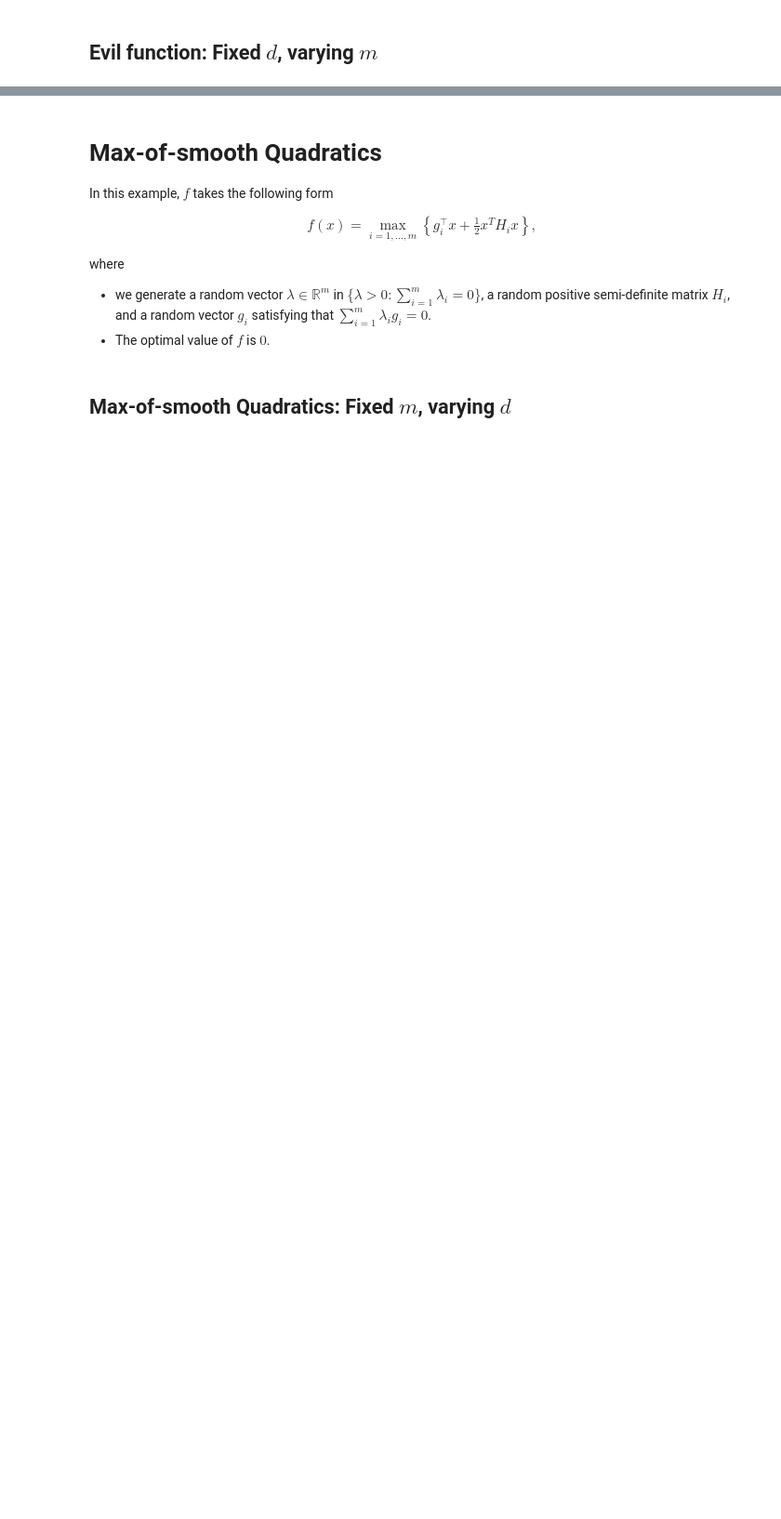
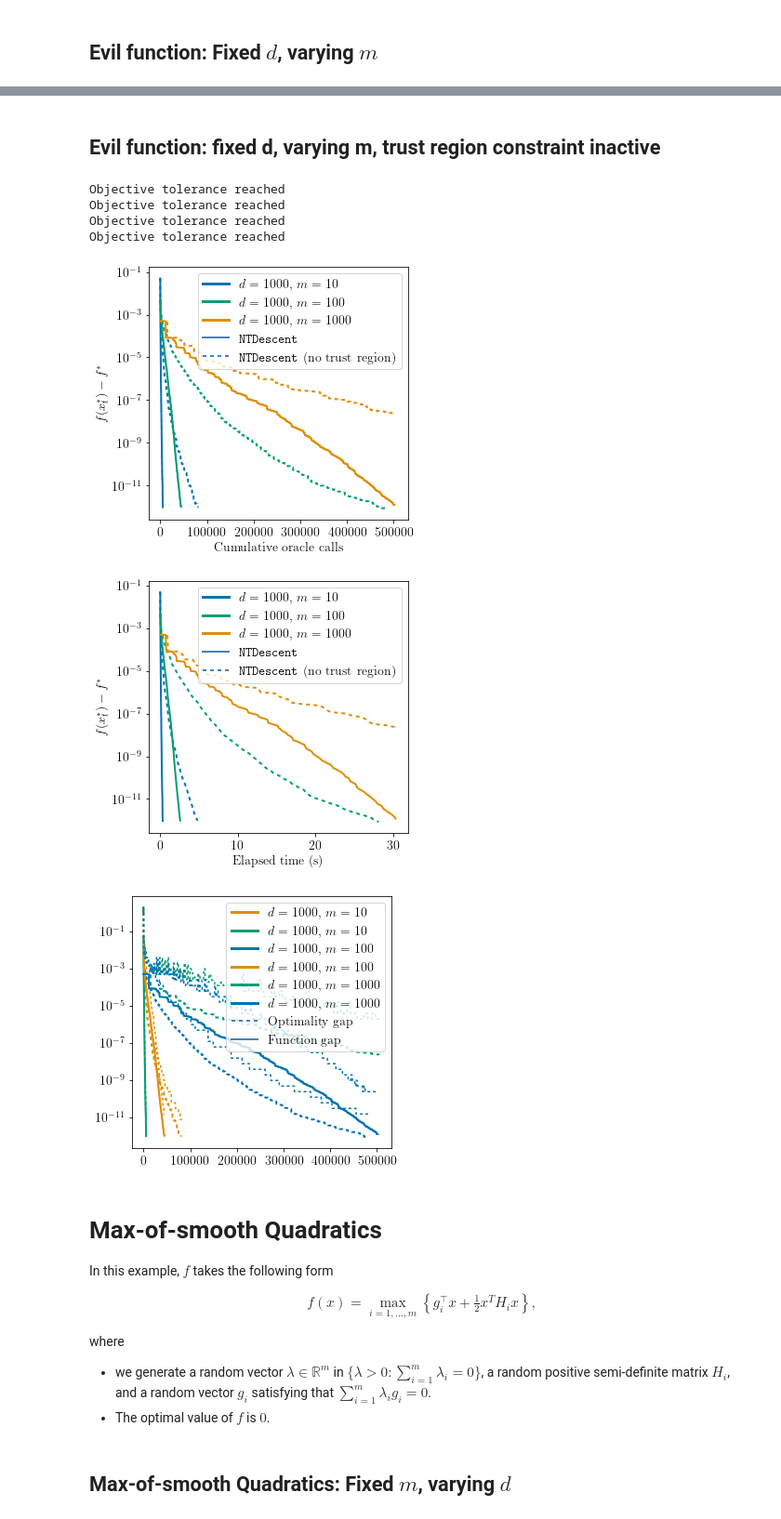
Before and after one commit to COR-OPT/ntd.py, a Jupyter notebook: examples/NTD_paper_experiments.ipynb, the cells around one changed output, grey strips where cells are left out. Shown at 93% size. Drawn from its saved outputs; the diff is of its cells as text; code cells hidden in the pictures; blank space fills up the shorter version.

```diff
--- a/examples/NTD_paper_experiments.ipynb
+++ b/examples/NTD_paper_experiments.ipynb
@@ -82,3 +76,16 @@ Method: Polyak Number of oracle calls: 500000. Objective value: 9.96807153535268
+# %% [markdown]
+## Evil function: fixed d, varying m, trust region constraint inactive
+# %%
+fig_oracle, ax_oracle, fig_time, ax_time, fig_stationary, ax_stationary = experiments_for_paper.nesterov_bad_function_ntd_vs_polyak_varying_m_trust_region_inactive(max_oracle_call=500000)
+fig_oracle.savefig("../figures/evil_functon_ntd_vs_polyak_varying_m_trust_region_inactive.pdf", bbox_inches='tight')
+# %% [output]
+Objective tolerance reached
+Objective tolerance reached
+Objective tolerance reached
+Objective tolerance reached
+[figure, added]
+[figure, added]
+[figure, added]
 # %% [markdown]
 # Max-of-smooth Quadratics
 In this example, $f$ takes the following form
```
Also changed, not shown: parts of 16 cells of this notebook, 4 other files.
